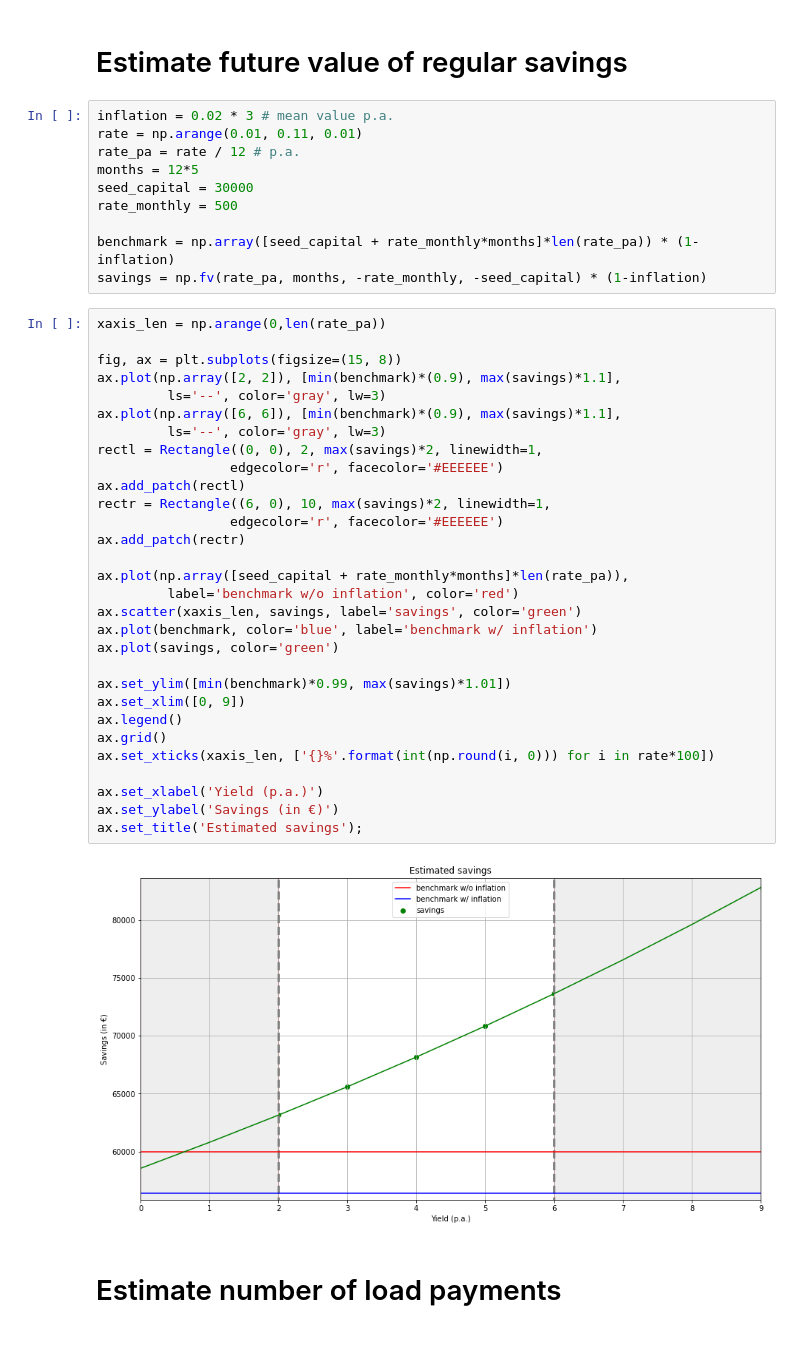
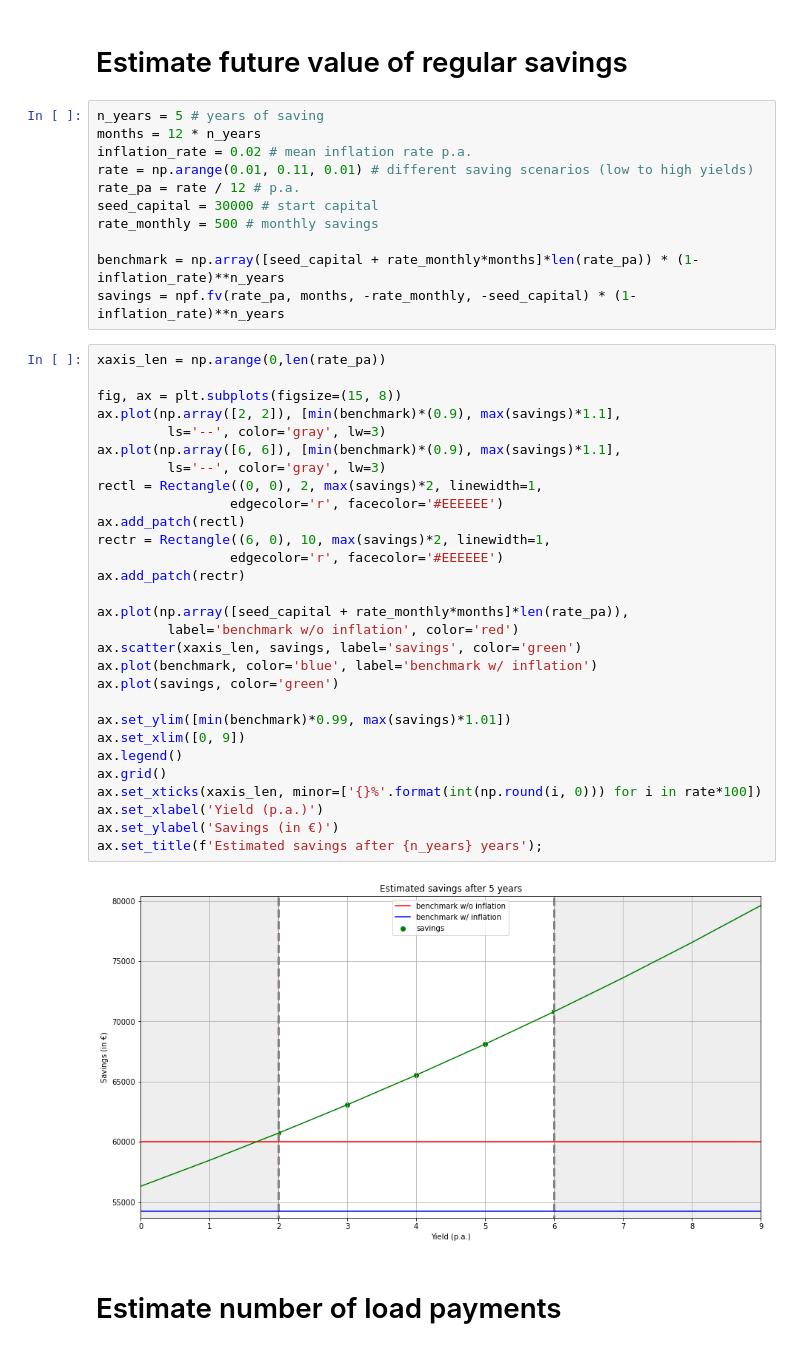
Before and after one commit to jkotula89/StockAnalysis, a Jupyter notebook: financial_goals.ipynb, the cells around one changed output. Saved outputs shown, nothing was run; the diff lists cells and outputs as text.

```diff
--- a/financial_goals.ipynb
+++ b/financial_goals.ipynb
@@ -10,47 +9,47 @@ import numpy as np
 # %% [markdown]
 # Estimate future value of regular savings
 # %%
-inflation = 0.02 * 3 # mean value p.a.
-rate = np.arange(0.01, 0.11, 0.01)
+n_years = 5 # years of saving
+months = 12 * n_years
+inflation_rate = 0.02 # mean inflation rate p.a.
+rate = np.arange(0.01, 0.11, 0.01) # different saving scenarios (low to high yields)
 rate_pa = rate / 12 # p.a.
-months = 12*5
-seed_capital = 30000
-rate_monthly = 500
+seed_capital = 30000 # start capital
+rate_monthly = 500 # monthly savings
 
-benchmark = np.array([seed_capital + rate_monthly*months]*len(rate_pa)) * (1-inflation)
-savings = np.fv(rate_pa, months, -rate_monthly, -seed_capital) * (1-inflation)
+benchmark = np.array([seed_capital + rate_monthly*months]*len(rate_pa)) * (1-inflation_rate)**n_years
+savings = npf.fv(rate_pa, months, -rate_monthly, -seed_capital) * (1-inflation_rate)**n_years
 # %%
 xaxis_len = np.arange(0,len(rate_pa))
 
 fig, ax = plt.subplots(figsize=(15, 8))
 ax.plot(np.array([2, 2]), [min(benchmark)*(0.9), max(savings)*1.1],
          ls='--', color='gray', lw=3)
 ax.plot(np.array([6, 6]), [min(benchmark)*(0.9), max(savings)*1.1],
          ls='--', color='gray', lw=3)
 rectl = Rectangle((0, 0), 2, max(savings)*2, linewidth=1,
                  edgecolor='r', facecolor='#EEEEEE')
 ax.add_patch(rectl)
 rectr = Rectangle((6, 0), 10, max(savings)*2, linewidth=1,
                  edgecolor='r', facecolor='#EEEEEE')
 ax.add_patch(rectr)
 
 ax.plot(np.array([seed_capital + rate_monthly*months]*len(rate_pa)),
          label='benchmark w/o inflation', color='red')
 ax.scatter(xaxis_len, savings, label='savings', color='green')
 ax.plot(benchmark, color='blue', label='benchmark w/ inflation')
 ax.plot(savings, color='green')
 
 ax.set_ylim([min(benchmark)*0.99, max(savings)*1.01])
 ax.set_xlim([0, 9])
 ax.legend()
 ax.grid()
-ax.set_xticks(xaxis_len, ['{}%'.format(int(np.round(i, 0))) for i in rate*100])
-
+ax.set_xticks(xaxis_len, minor=['{}%'.format(int(np.round(i, 0))) for i in rate*100])
 ax.set_xlabel('Yield (p.a.)')
 ax.set_ylabel('Savings (in €)')
-ax.set_title('Estimated savings');
+ax.set_title(f'Estimated savings after {n_years} years');
 # %% [output]
-[figure, old version]
+[figure, new version]
 # %% [markdown]
 # Estimate number of load payments
 # %%
```
Also changed, not shown: parts of 5 cells of this notebook.
